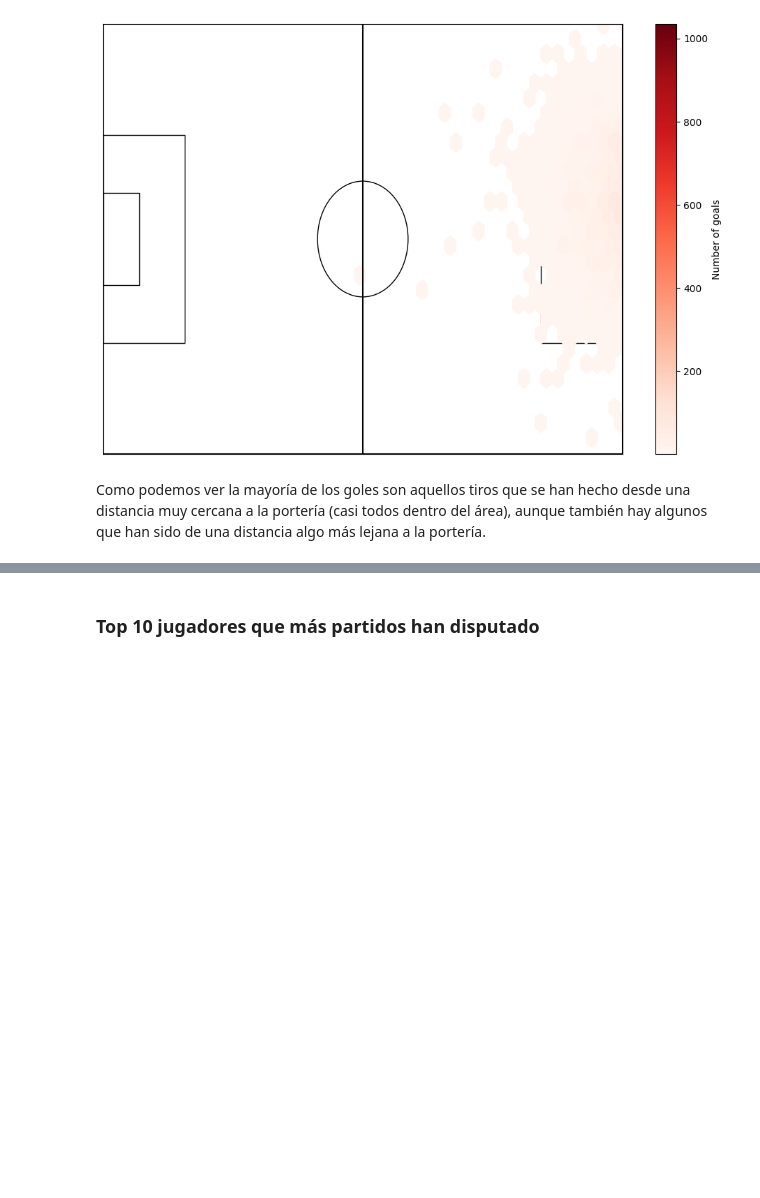
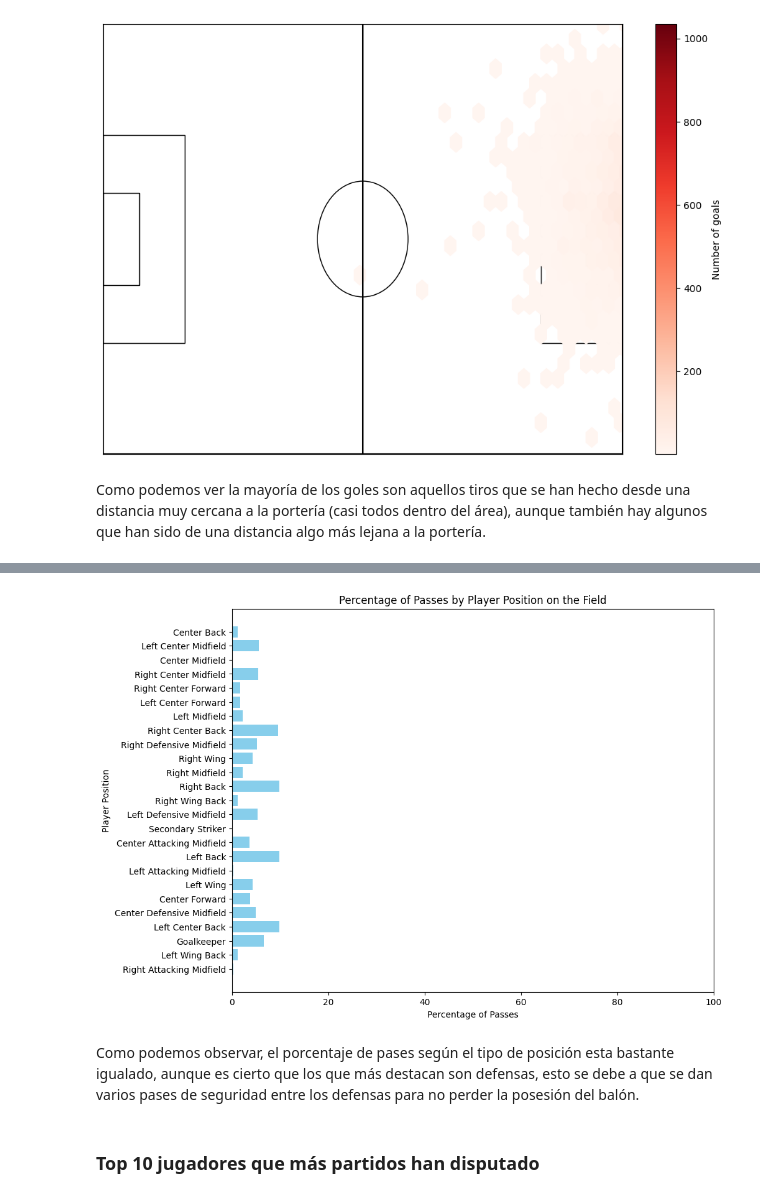
Before and after one commit to Jaime-Linares/EDA-FootySage, a Jupyter notebook: EDA(FootySage).ipynb, the cells around one changed output, grey strips where cells are left out. Saved outputs shown, nothing was run; the diff lists cells and outputs as text; code cells hidden in the pictures; blank space fills up the shorter version.

```diff
--- a/EDA(FootySage).ipynb
+++ b/EDA(FootySage).ipynb
@@ -465,3 +510,40 @@ Vamos a presentar un gráfico en el que podamos ver el porcentaje de cada tipo d
+# %%
+# convertimos la columna 'pass' de cadena a diccionario, si no es NaN, como hicimos con la columna 'type' anteriormente en el apartado de ver
+# la frecuencia de los goles
+pases_df['position'] = pases_df['position'].map_partitions(lambda df: df.apply(str_to_dict), meta=('position', 'object'))
+# %%
+# función para obtener la posición del jugador que ha dado el pase
+def clasificar_pase_por_posicion_jugador(row):
+    if isinstance(row, dict) and 'name' in row:
+        return row['name']
+    return 'Unknown'
+
+# creamos una nueva columna para indicar la posición del jugador que ha dado el pase
+pases_df['pass_player_position'] = pases_df.map_partitions(lambda df: df.apply(lambda x: clasificar_pase_por_posicion_jugador(x['position']), axis=1),
+                                                           meta=('pass_player_position', 'object'))
+# %%
+# calculamos la cuenta de pases por posición del jugador que ha dado el pase
+pases_por_posicion = pases_df['pass_player_position'].value_counts().compute()
+
+# calculamos el porcentaje de cada tipo de posición
+porcentaje_pases_por_posicion = (pases_por_posicion / pases_por_posicion.sum()) * 100
+
+# creamos el gráfico de barras
+plt.figure(figsize=(10, 8))
+plt.barh(
+    porcentaje_pases_por_posicion.index,
+    porcentaje_pases_por_posicion,
+    color='skyblue'
+)
+plt.xlabel('Percentage of Passes')
+plt.ylabel('Player Position')
+plt.title('Percentage of Passes by Player Position on the Field')
+plt.xlim(0, 100)
+plt.show()
+# %% [output]
+[figure, added]
+# %% [markdown]
+Como podemos observar, el porcentaje de pases según el tipo de posición esta bastante igualado, aunque es cierto que los que más destacan son defensas, esto se debe a que se dan varios pases de seguridad entre los defensas para no perder la posesión del balón.
 # %% [markdown]
 ### Top 10 jugadores que más partidos han disputado
 # %% [markdown]
```
Also changed, not shown: parts of 11 cells of this notebook.
